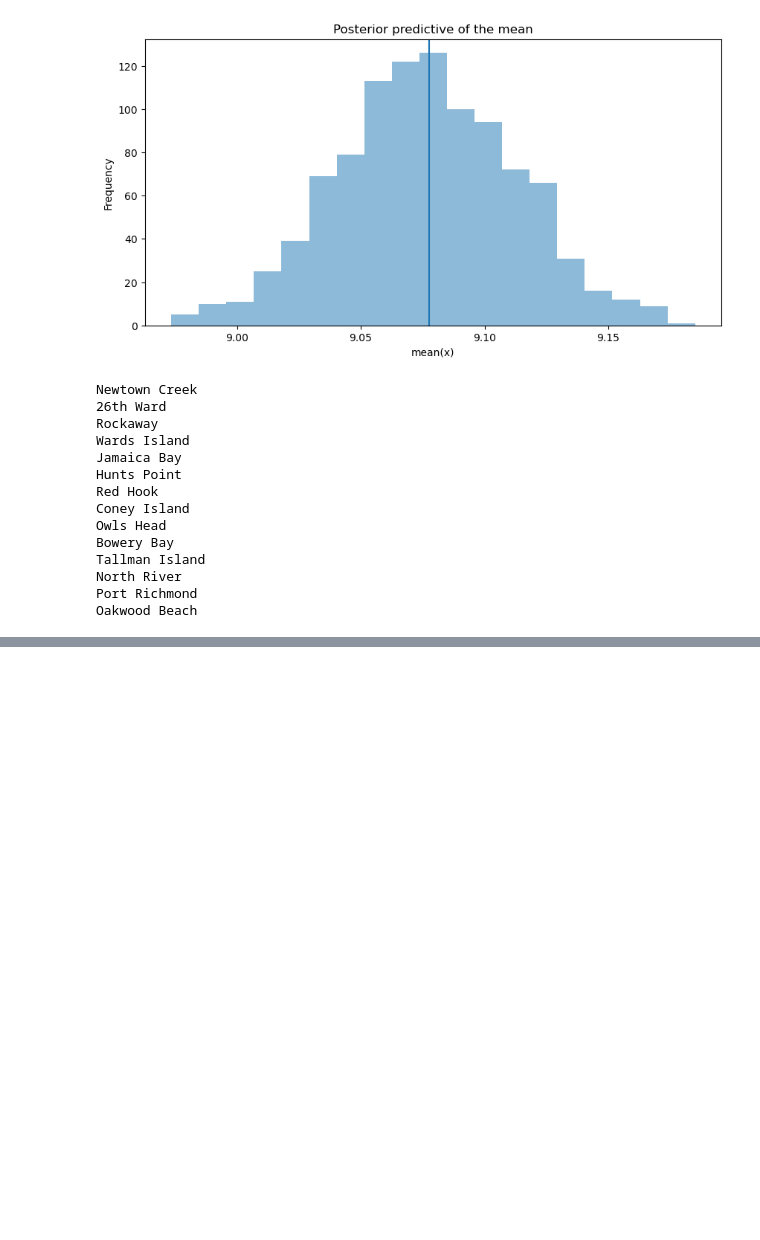
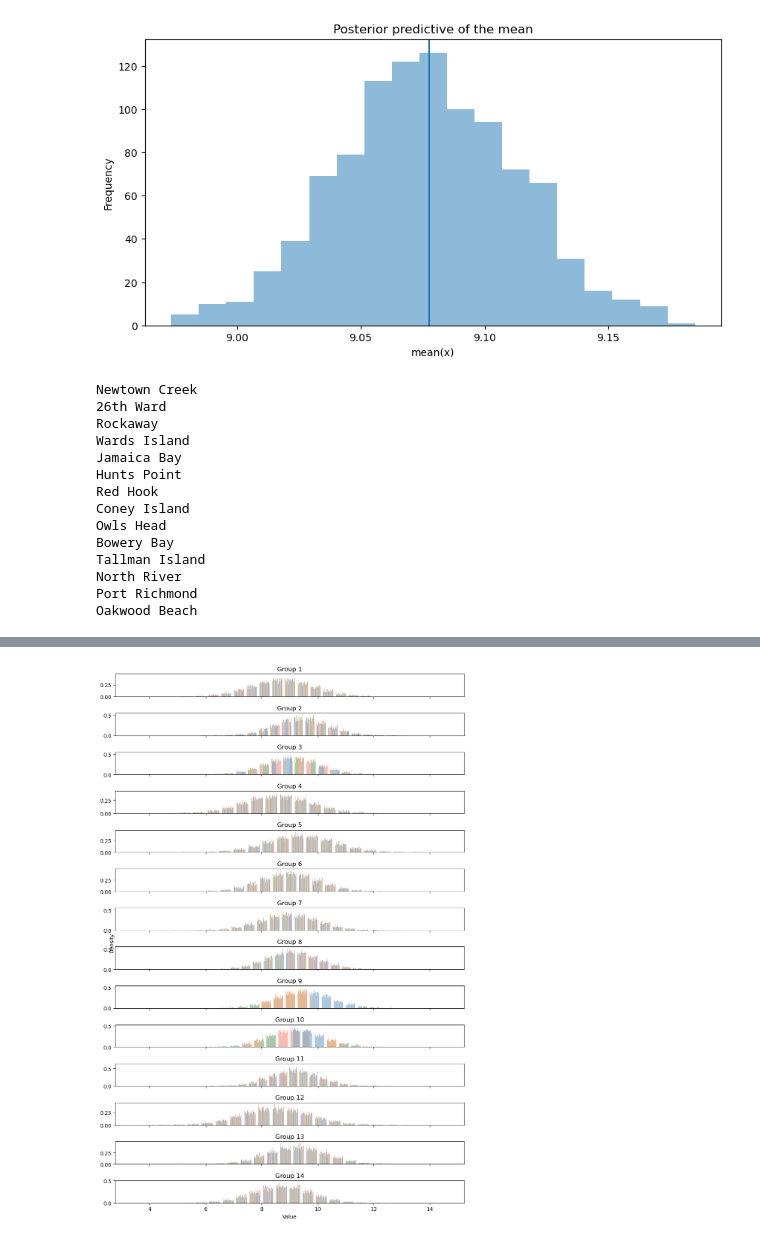
Before and after one commit to Lou-Hines/Covid_Wastewater_and_Schools, a Jupyter notebook: Bayesian_Modelling_Pre-_and_Post-Omicron.ipynb, the cells around one changed output, grey strips where cells are left out. Drawn from its saved outputs; the diff is of its cells as text; code cells hidden in the pictures; blank space fills up the shorter version.

```diff
--- a/Bayesian_Modelling_Pre-_and_Post-Omicron.ipynb
+++ b/Bayesian_Modelling_Pre-_and_Post-Omicron.ipynb
@@ -221,0 +260,23 @@ ww_gaussian
+# %%
+
+
+# Define the number of groups
+n_groups = len(np.unique(idx))
+
+fig, ax = plt.subplots(n_groups, figsize=(10, 15), sharex=True)
+
+# Loop over each group
+for i in range(n_groups):
+    # Plot the histogram of the posterior predictive samples
+    ax[i].hist(posterior_pred['y'][:, idx==i], bins=20, alpha=0.5, density=True)
+    # Set the title of the subplot to the name of the group
+    ax[i].set_title(f"Group {i+1}")
+
+# Set the x and y labels of the entire plot
+ax[-1].set_xlabel("Value")
+fig.text(0.04, 0.5, 'Density', va='center', rotation='vertical')
+
+plt.tight_layout()
+plt.show()
+# %% [output]
+[figure, added]
```
Also changed, not shown: parts of 9 cells of this notebook.
